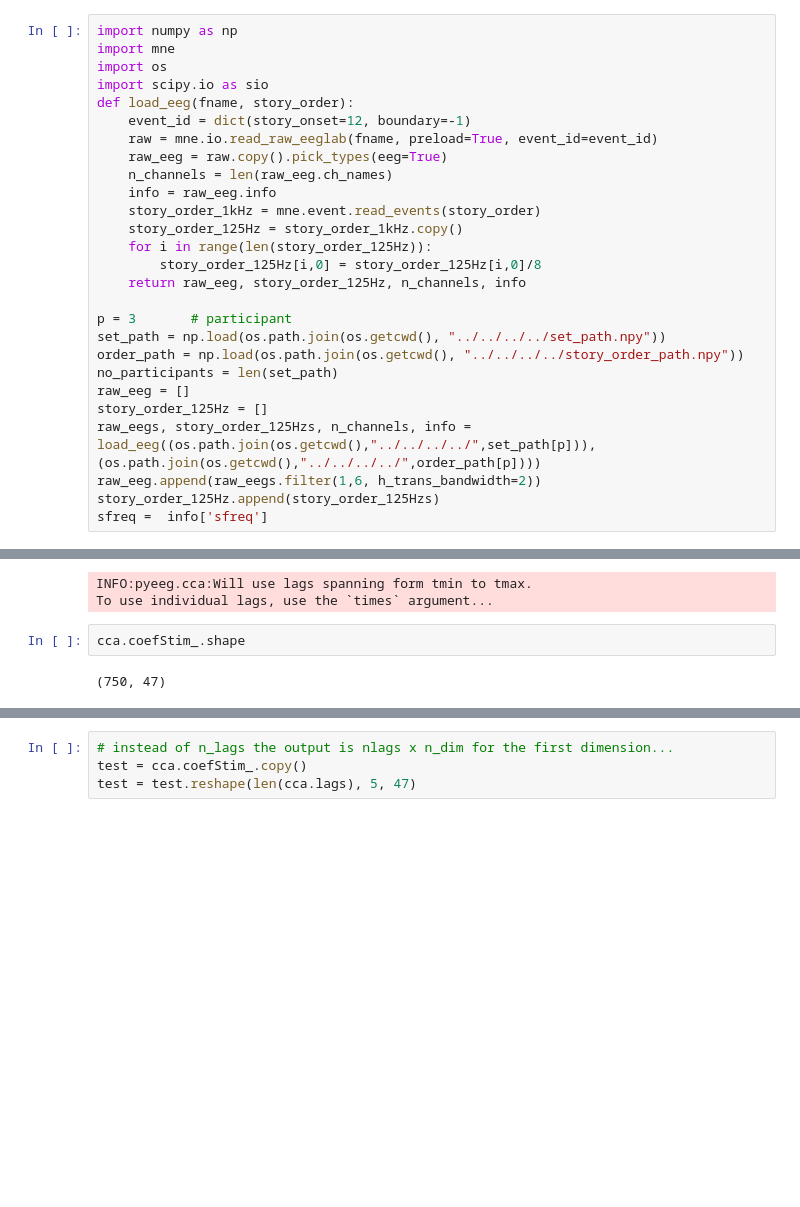
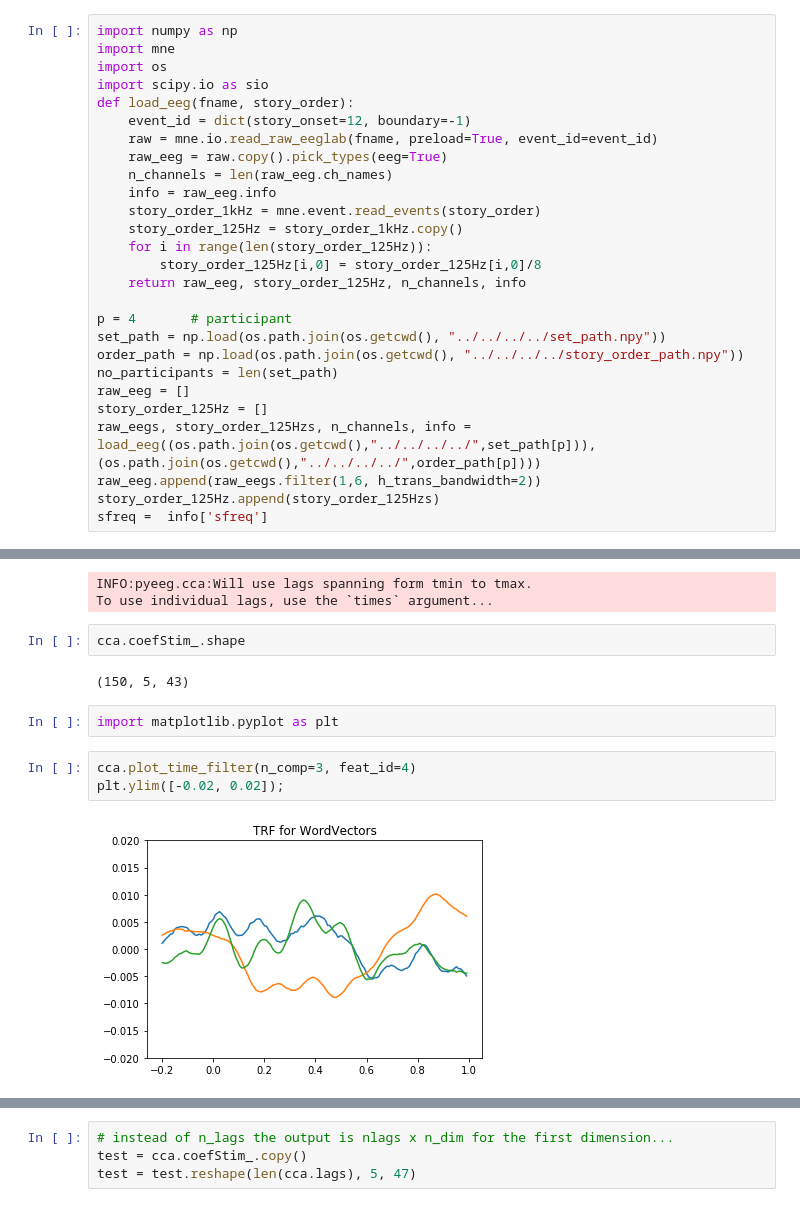
Before and after one commit to Hugo-W/pyEEG, a Jupyter notebook: docs/source/examples/CCA_wordvectors.ipynb, the cells around one changed output, grey strips where cells are left out. Drawn from its saved outputs; the diff is of its cells as text; blank space fills up the shorter version.

```diff
--- a/docs/source/examples/CCA_wordvectors.ipynb
+++ b/docs/source/examples/CCA_wordvectors.ipynb
@@ -19,7 +19,7 @@ def load_eeg(fname, story_order):
         story_order_125Hz[i,0] = story_order_125Hz[i,0]/8
     return raw_eeg, story_order_125Hz, n_channels, info
 
-p = 3       # participant
+p = 4       # participant
 set_path = np.load(os.path.join(os.getcwd(), "../../../../set_path.npy"))
 order_path = np.load(os.path.join(os.getcwd(), "../../../../story_order_path.npy"))
 no_participants = len(set_path)
@@ -151,4 +135,11 @@ To use individual lags, use the `times` argument...
 # %%
 cca.coefStim_.shape
 # %% [output]
-(750, 47)
+(150, 5, 43)
+# %%
+import matplotlib.pyplot as plt
+# %%
+cca.plot_time_filter(n_comp=3, feat_id=4)
+plt.ylim([-0.02, 0.02]);
+# %% [output]
+[figure, added]
```
Also changed, not shown: parts of 7 cells of this notebook, 1 other file.
